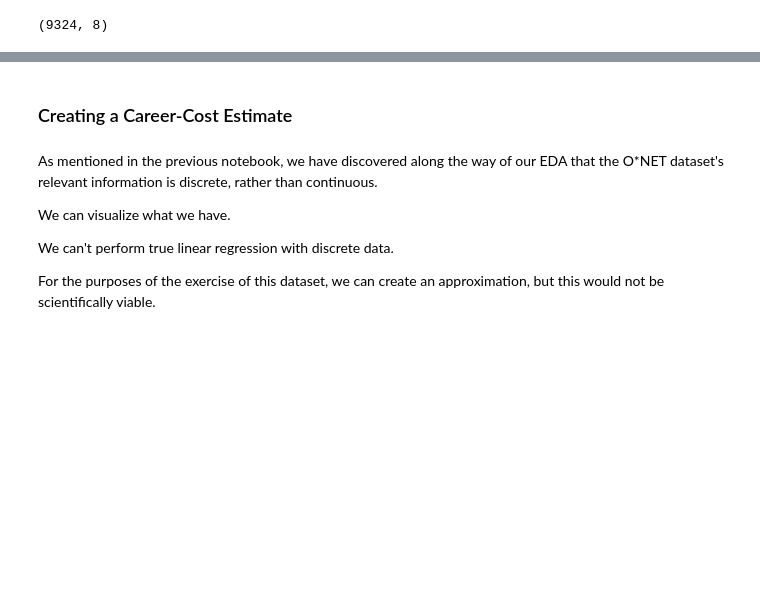
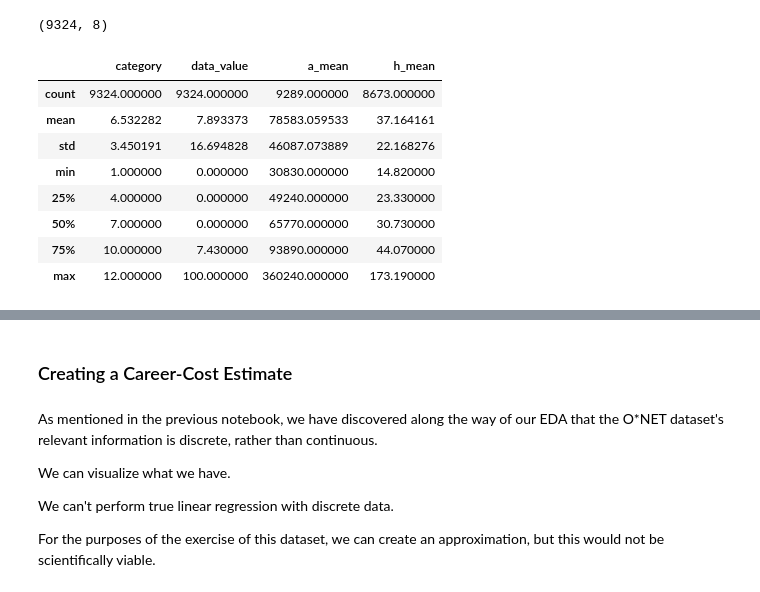
Before and after one commit to blue-santa/comparing-training-req-to-salary-exp, a Jupyter notebook: notebooks/03-exploratory-data-analysis/03-00-eda-train-reward-compare.ipynb, the cells around one changed output, grey strips where cells are left out. Saved outputs shown, nothing was run; the diff lists cells and outputs as text; code cells hidden in the pictures; blank space fills up the shorter version.

```diff
--- a/notebooks/03-exploratory-data-analysis/03-00-eda-train-reward-compare.ipynb
+++ b/notebooks/03-exploratory-data-analysis/03-00-eda-train-reward-compare.ipynb
@@ -89,3 +89,15 @@ full_df.head(3)
 full_df.shape
 # %% [output]
 (9324, 8)
+# %%
+full_df.describe()
+# %% [output]
+|  | category | data_value | a_mean | h_mean |
+| count | 9324.000000 | 9324.000000 | 9289.000000 | 8673.000000 |
+| mean | 6.532282 | 7.893373 | 78583.059533 | 37.164161 |
+| std | 3.450191 | 16.694828 | 46087.073889 | 22.168276 |
+| min | 1.000000 | 0.000000 | 30830.000000 | 14.820000 |
+| 25% | 4.000000 | 0.000000 | 49240.000000 | 23.330000 |
+| 50% | 7.000000 | 0.000000 | 65770.000000 | 30.730000 |
+| 75% | 10.000000 | 7.430000 | 93890.000000 | 44.070000 |
+| max | 12.000000 | 100.000000 | 360240.000000 | 173.190000 |
```
Also changed, not shown: parts of 5 cells of this notebook, 1 other file.
